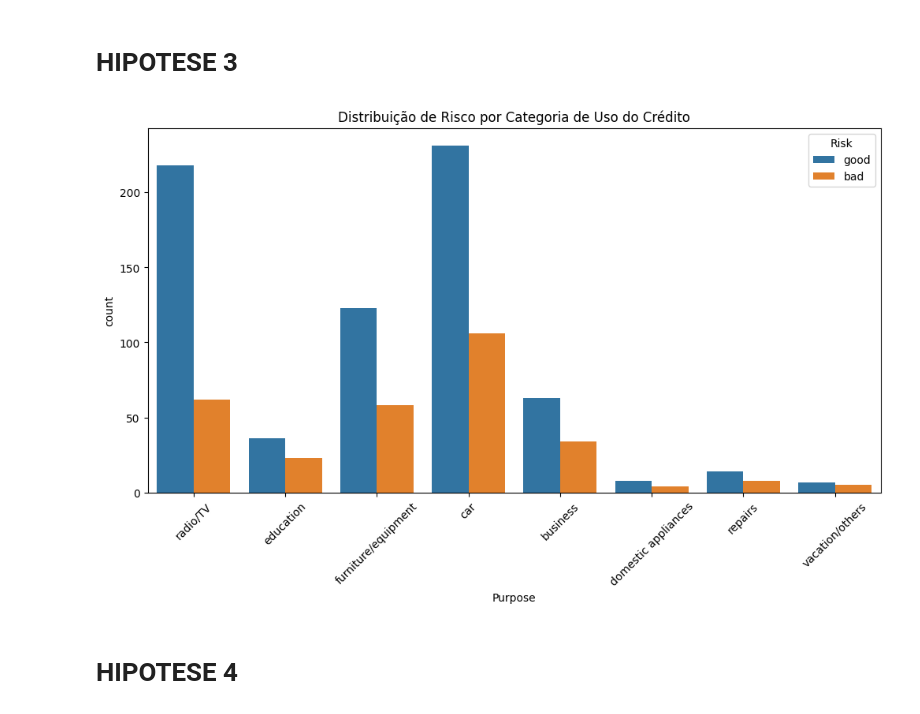
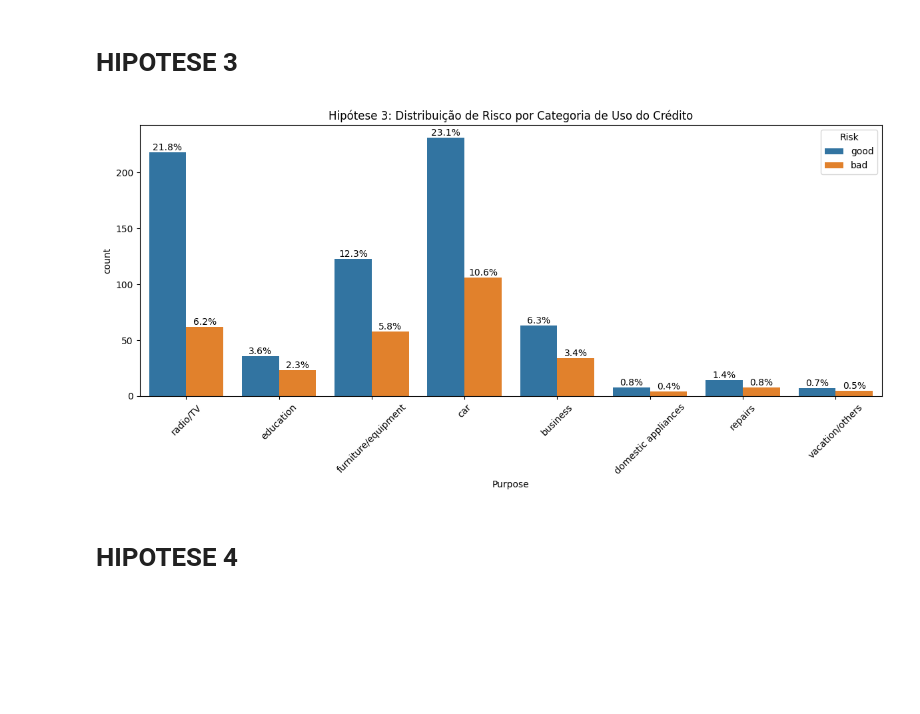
Before and after one commit to CaioMathews/Projeto-estatisca, a Jupyter notebook: Main.ipynb, the cells around one changed output. Cells and saved outputs as stored; diff of their text form; code cells hidden in the pictures; blank space fills up the shorter version.

Commit message:
feat: hipotese 2 + porcentagem hipotese 3

```diff
--- a/Main.ipynb
+++ b/Main.ipynb
@@ -145,16 +152,26 @@ INTERPRETAÇÃO: Não há evidência de que o valor alto aumente o risco nesta b
 # HIPOTESE 3
 # %%
 plt.figure(figsize=(12, 6))
-sns.countplot(x='Purpose', hue='Risk', data=df_tratado)
+ax = sns.countplot(x='Purpose', hue='Risk', data=df_tratado)
 
-plt.title('Hipótese 3: Qual o propósito de empréstimo que apresenta o maior risco médio?')
+plt.title('Hipótese 3: Distribuição de Risco por Categoria de Uso do Crédito')
+plt.xticks(rotation=45)
 
-plt.xticks(rotation=45)
-plt.title('Distribuição de Risco por Categoria de Uso do Crédito')
+total_clientes = len(df_tratado)
 
+for p in ax.patches:
+    height = p.get_height()
+
+    if height > 0:
+        porcentagem = '{:.1f}%'.format(100 * height / total_clientes)
+        x = p.get_x() + p.get_width() / 2
+        y = height
+        ax.annotate(porcentagem, (x, y), ha='center', va='bottom', fontsize=10)
+
+plt.tight_layout()
 plt.show()
 # %% [output]
-[figure, old version]
+[figure, new version]
 # %% [markdown]
 # HIPOTESE 4
 # %%
```
Also changed, not shown: parts of 1 cell of this notebook.
